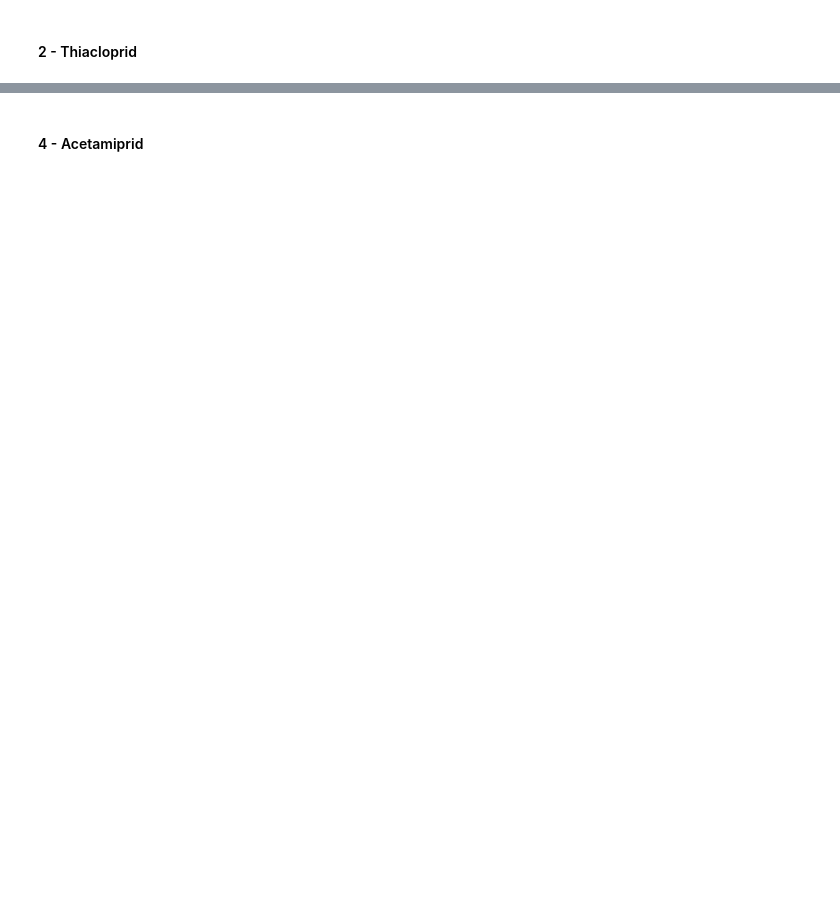
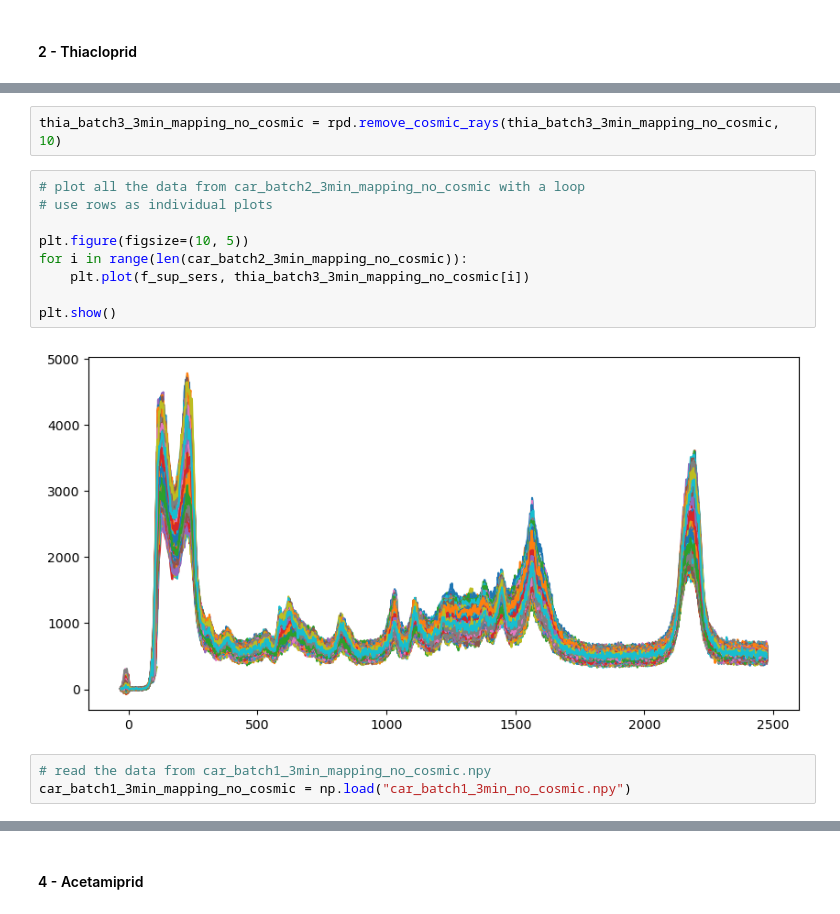
Before and after one commit to anva-kn/Raman, a Jupyter notebook: Calibration&Alignment.ipynb, the cells around one changed output, grey strips where cells are left out. Drawn from its saved outputs; the diff is of its cells as text; blank space fills up the shorter version.

```diff
--- a/Calibration&Alignment.ipynb
+++ b/Calibration&Alignment.ipynb
@@ -84,0 +238,16 @@ ImageJ series: detected extra dimension 'I'
+# %%
+thia_batch3_3min_mapping_no_cosmic = rpd.remove_cosmic_rays(thia_batch3_3min_mapping_no_cosmic, 10)
+# %%
+# plot all the data from car_batch2_3min_mapping_no_cosmic with a loop
+# use rows as individual plots
+
+plt.figure(figsize=(10, 5))
+for i in range(len(car_batch2_3min_mapping_no_cosmic)):
+    plt.plot(f_sup_sers, thia_batch3_3min_mapping_no_cosmic[i])
+
+plt.show()
+# %% [output]
+[figure, added]
+# %%
+# read the data from car_batch1_3min_mapping_no_cosmic.npy
+car_batch1_3min_mapping_no_cosmic = np.load("car_batch1_3min_no_cosmic.npy")
```
Also changed, not shown: parts of 36 cells of this notebook, 1 other file.
